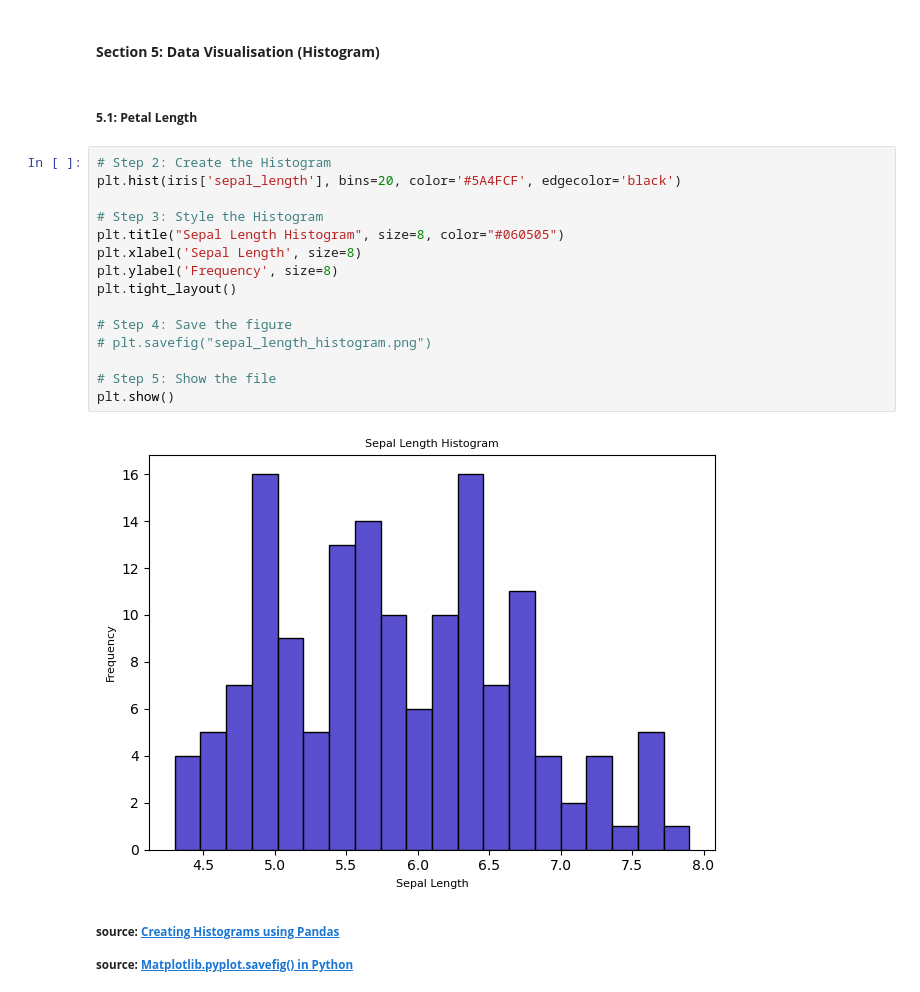
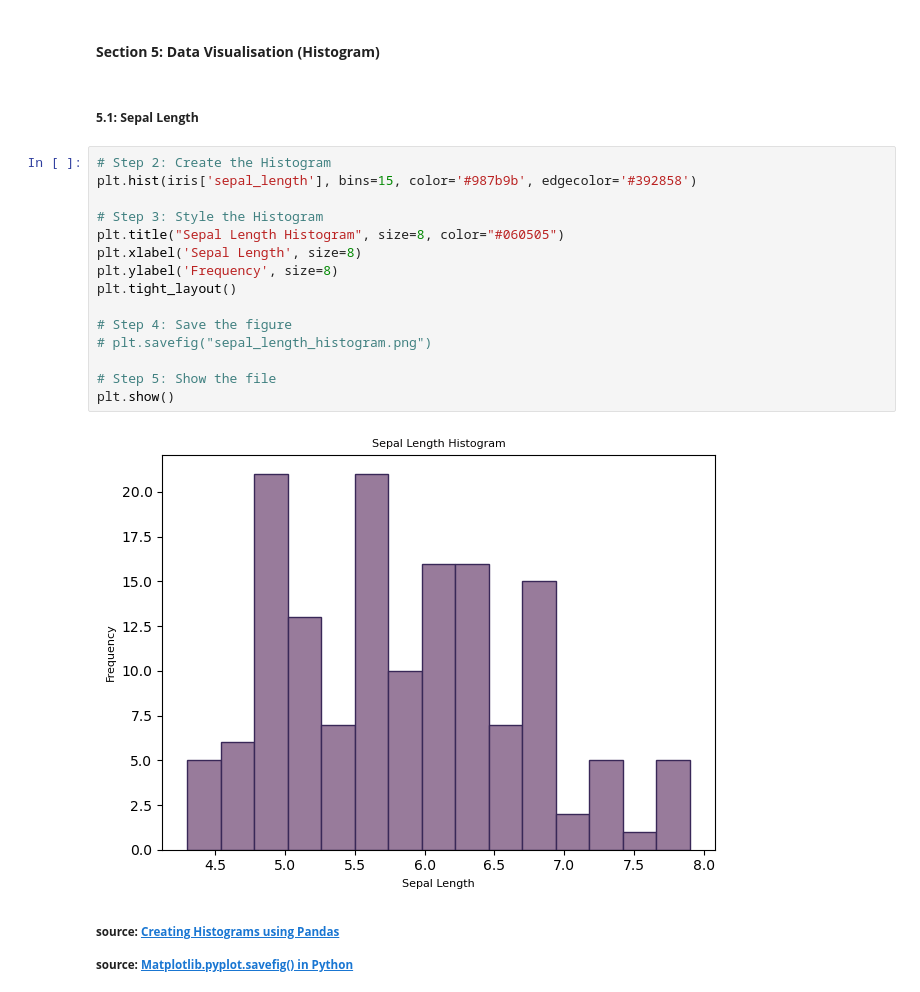
Before and after one commit to galto4/pands-project, a Jupyter notebook: iris.ipynb, the cells around one changed output. Drawn from its saved outputs; the diff is of its cells as text.

Commit message:
Created and tested the output of 4 histograms

```diff
--- a/iris.ipynb
+++ b/iris.ipynb
@@ -130,24 +130,24 @@ Name: count, dtype: int64
 # %% [markdown]
 #### <b>Section 5: Data Visualisation (Histogram)</b>
 # %% [markdown]
-##### <b>5.1: Petal Length</b>
+##### <b>5.1: Sepal Length</b>
 # %%
 # Step 2: Create the Histogram
-plt.hist(iris['sepal_length'], bins=20, color='#5A4FCF', edgecolor='black')
+plt.hist(iris['sepal_length'], bins=15, color='#987b9b', edgecolor='#392858')
 
 # Step 3: Style the Histogram
 plt.title("Sepal Length Histogram", size=8, color="#060505")
 plt.xlabel('Sepal Length', size=8)
 plt.ylabel('Frequency', size=8)
 plt.tight_layout()
 
 # Step 4: Save the figure
 # plt.savefig("sepal_length_histogram.png")
 
 # Step 5: Show the file
 plt.show()
 # %% [output]
-[figure, old version]
+[figure, new version]
 # %% [markdown]
 <sub><b>source: [Creating Histograms using Pandas](https://mode.com/example-gallery/python_histogram)</b></sub>
 
```
Also changed, not shown: parts of 5 cells of this notebook.
